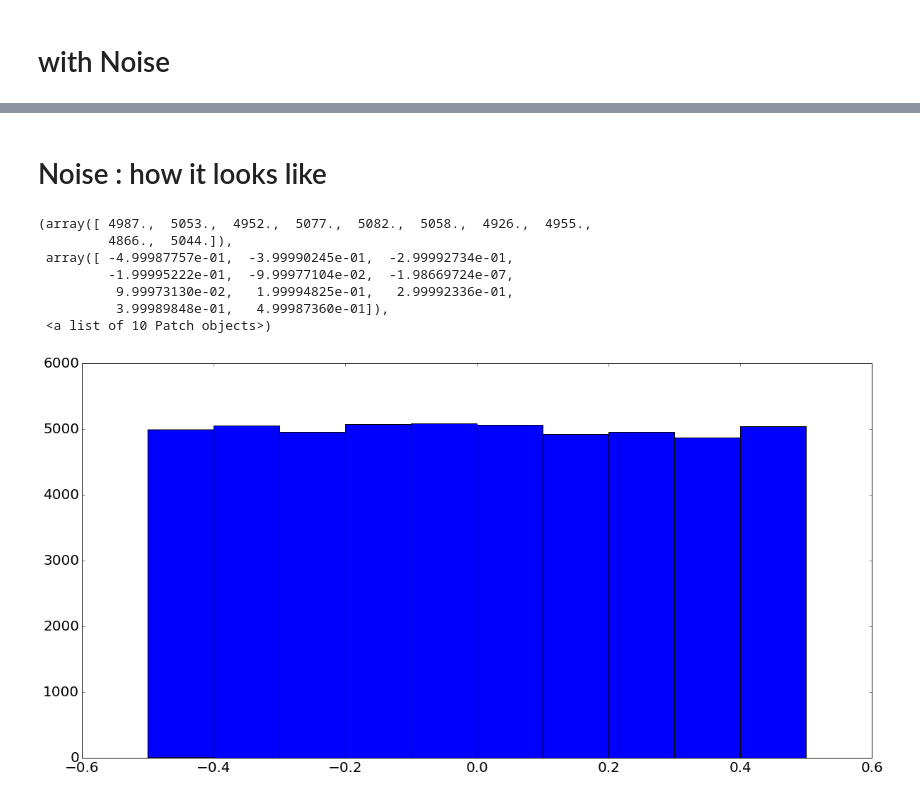
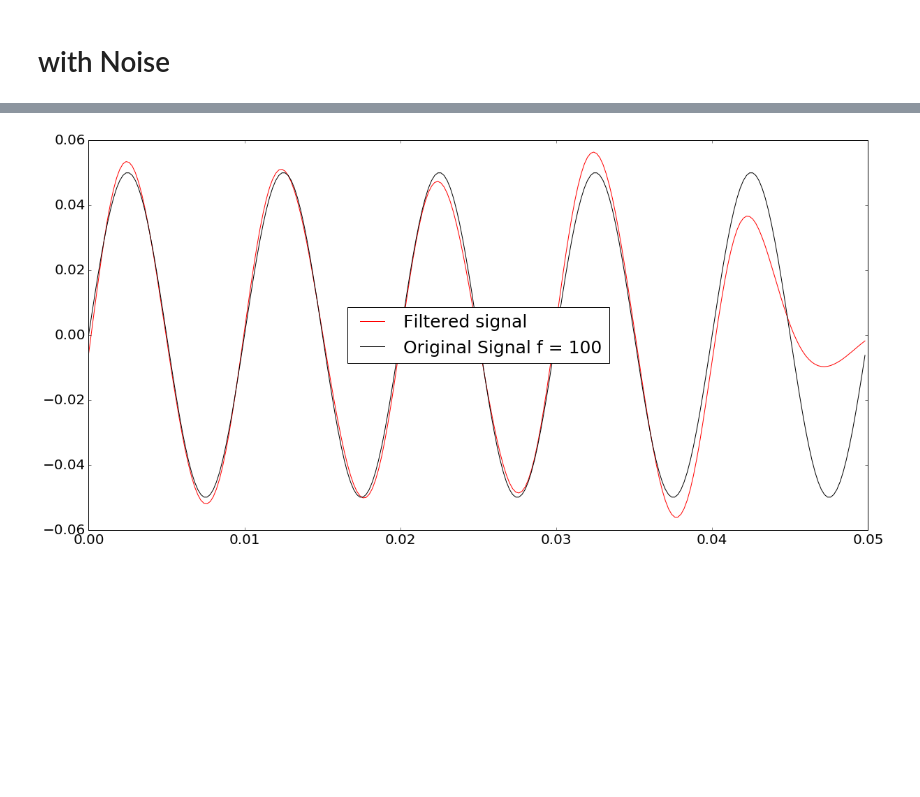
Before and after one commit to jamka1902/Python-Course, a Jupyter notebook: Sample_data_Analysis.ipynb, the cells around one changed output, grey strips where cells are left out. Drawn from its saved outputs; the diff is of its cells as text; code cells hidden in the pictures; blank space fills up the shorter version.

```diff
--- a/Sample_data_Analysis.ipynb
+++ b/Sample_data_Analysis.ipynb
@@ -181,31 +206,19 @@ plt.show()
 # %%
 # First, design the Buterworth filter
-N  = 5  # Filter order
-Nf = fs*0.5 #Nyquist frequency
-lowF = 150# Low Cutoff frequency
-HighF = 300# High Cutoff
+N  = 4 # Filter order
+Nf = fsn*0.5 #Nyquist frequency
+lowF = 50# Low Cutoff frequency
+HighF = 150# High Cutoff
 B, A = signal.butter(N, [lowF/Nf,HighF/Nf], btype='band',output='ba')
 #B, A = signal.butter(N, HighF/Nf,output='ba')
 
 # Second, apply the filter
 tempf_noise = signal.filtfilt(B,A, xn)
 plt.figure(2)
 plt.clf()
-plt.plot(t,tempf_noise, label='Noisy signal')
-plt.plot(t,a3*np.sin(2.*np.pi*f3*t),'k',label="Original Signal f = %d"%f3)
+plt.plot(tn,tempf_noise,'r', label='Filtered signal')
+plt.plot(tn,a1n*np.sin(2.*np.pi*f1n*tn),'k',label="Original Signal f = %d"%f1n)
 plt.legend(loc="best")
 plt.show()
+# %% [output]
+[figure, added]
-# %% [markdown]
-# Noise : how it looks like
-# %%
-noise = np.array([np.random.rand() - 0.5 for _ in range(50000)])
-plt.hist(noise,bins = 10)
-# %% [output]
-(array([ 4987.,  5053.,  4952.,  5077.,  5082.,  5058.,  4926.,  4955.,
-         4866.,  5044.]),
- array([ -4.99987757e-01,  -3.99990245e-01,  -2.99992734e-01,
-         -1.99995222e-01,  -9.99977104e-02,  -1.98669724e-07,
-          9.99973130e-02,   1.99994825e-01,   2.99992336e-01,
-          3.99989848e-01,   4.99987360e-01]),
- <a list of 10 Patch objects>)
-[figure, removed]
```
Also changed, not shown: parts of 9 cells of this notebook, 1 other file.
